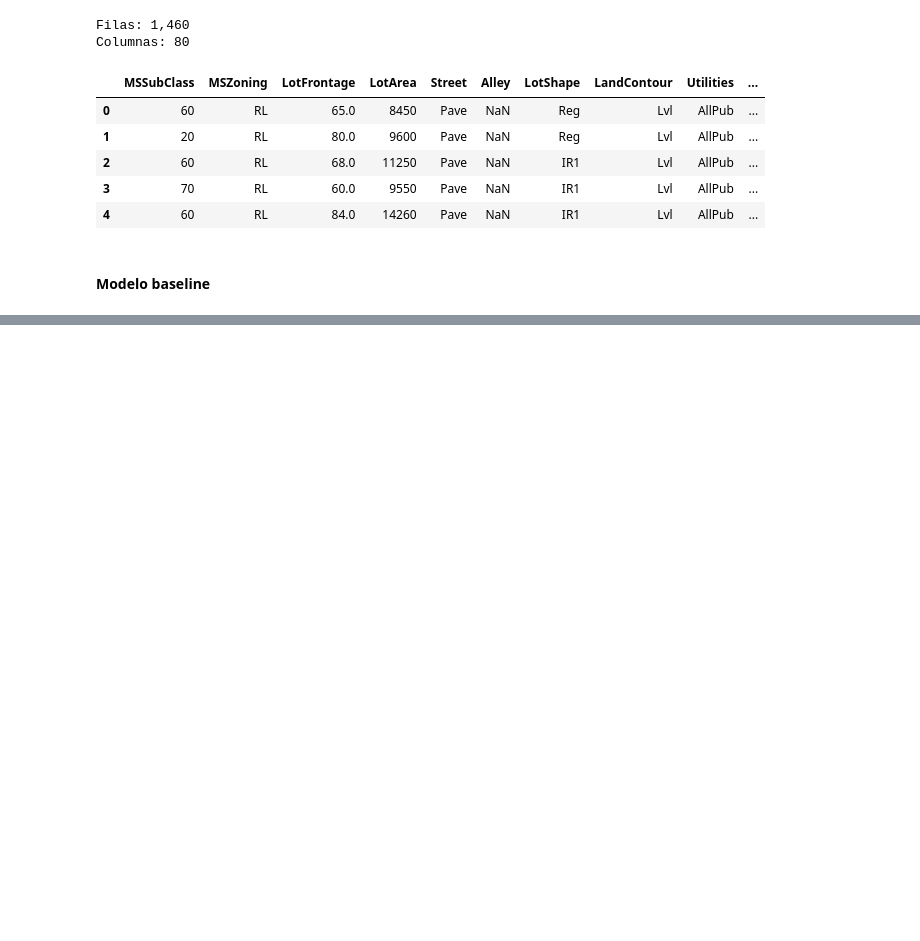
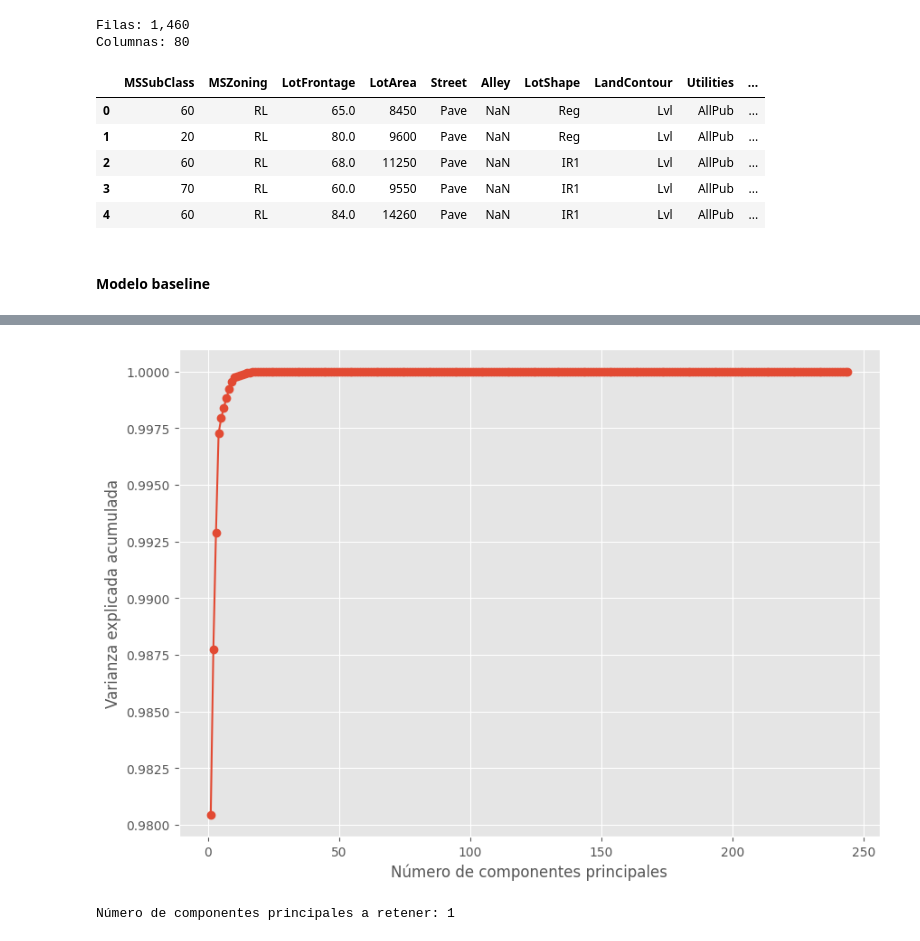
Before and after one commit to jjovalle99/proyecto_despliegue_de_modelos, a Jupyter notebook: notebooks/Modelo Diego.ipynb, the cells around one changed output, grey strips where cells are left out. Cells and saved outputs as stored; diff of their text form; code cells hidden in the pictures; blank space fills up the shorter version.

```diff
--- a/notebooks/Modelo Diego.ipynb
+++ b/notebooks/Modelo Diego.ipynb
@@ -39,0 +140,5 @@ Columnas: 80
+# %%
+# Eliminar filas con NaN
+df = df.dropna(axis=0)
+print("\nDataFrame después de eliminar filas con NaN:")
+print(df)
@@ -39,0 +163,4 @@ Columnas: 80
+# %%
+df = df.dropna(axis=1)
+print("\nDataFrame después de eliminar columnas con NaN:")
+print(df)
@@ -40,5 +185,2 @@ Columnas: 80
 # %%
 X, y = df.drop(['SalePrice'], axis=1), df['SalePrice']
-# %%
-object_mask = X.select_dtypes('object').columns
-X[object_mask] = X[object_mask].astype('category')
@@ -44,0 +207,26 @@ X[object_mask] = X[object_mask].astype('category')
+# %%
+# Crear un objeto PCA
+pca = PCA()
+
+# Ajustar el PCA a los datos
+pca.fit(X)
+
+# Obtener la varianza explicada acumulada
+explained_variance_ratio_cumsum = np.cumsum(pca.explained_variance_ratio_)
+# %%
+# Graficar la varianza explicada acumulada
+plt.figure(figsize=(10, 7))
+plt.plot(range(1, len(explained_variance_ratio_cumsum) + 1), explained_variance_ratio_cumsum, marker='o')
+plt.xlabel('Número de componentes principales')
+plt.ylabel('Varianza explicada acumulada')
+plt.grid(True)
+plt.show()
+# %% [output]
+[figure, added]
+# %%
+# Determinar el número de componentes principales para retener
+# Aquí, retenemos el número de componentes hasta que se explique el 95% de la varianza
+n_components = np.where(explained_variance_ratio_cumsum > 0.95)[0][0] + 1
+print(f'Número de componentes principales a retener: {n_components}')
+# %% [output]
+Número de componentes principales a retener: 1
```
Also changed, not shown: parts of 24 cells of this notebook.
